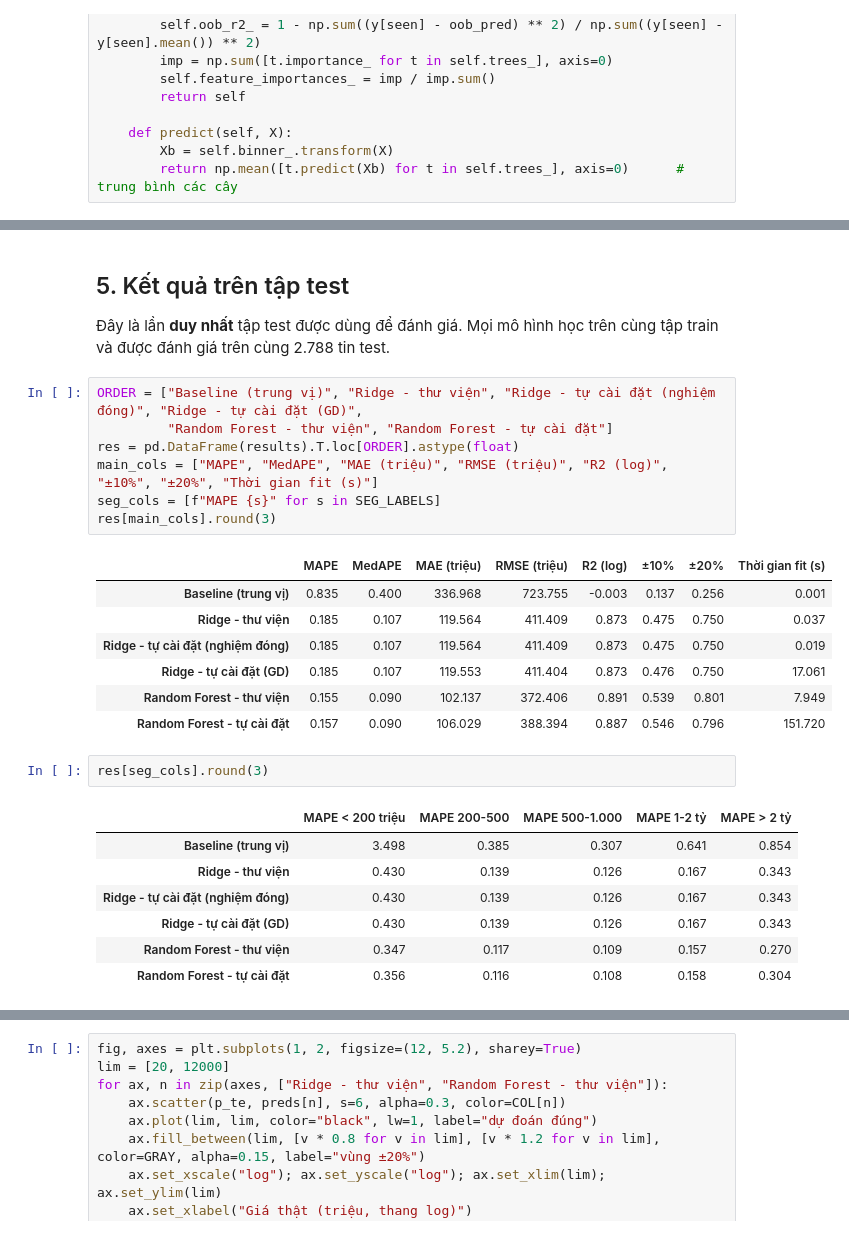
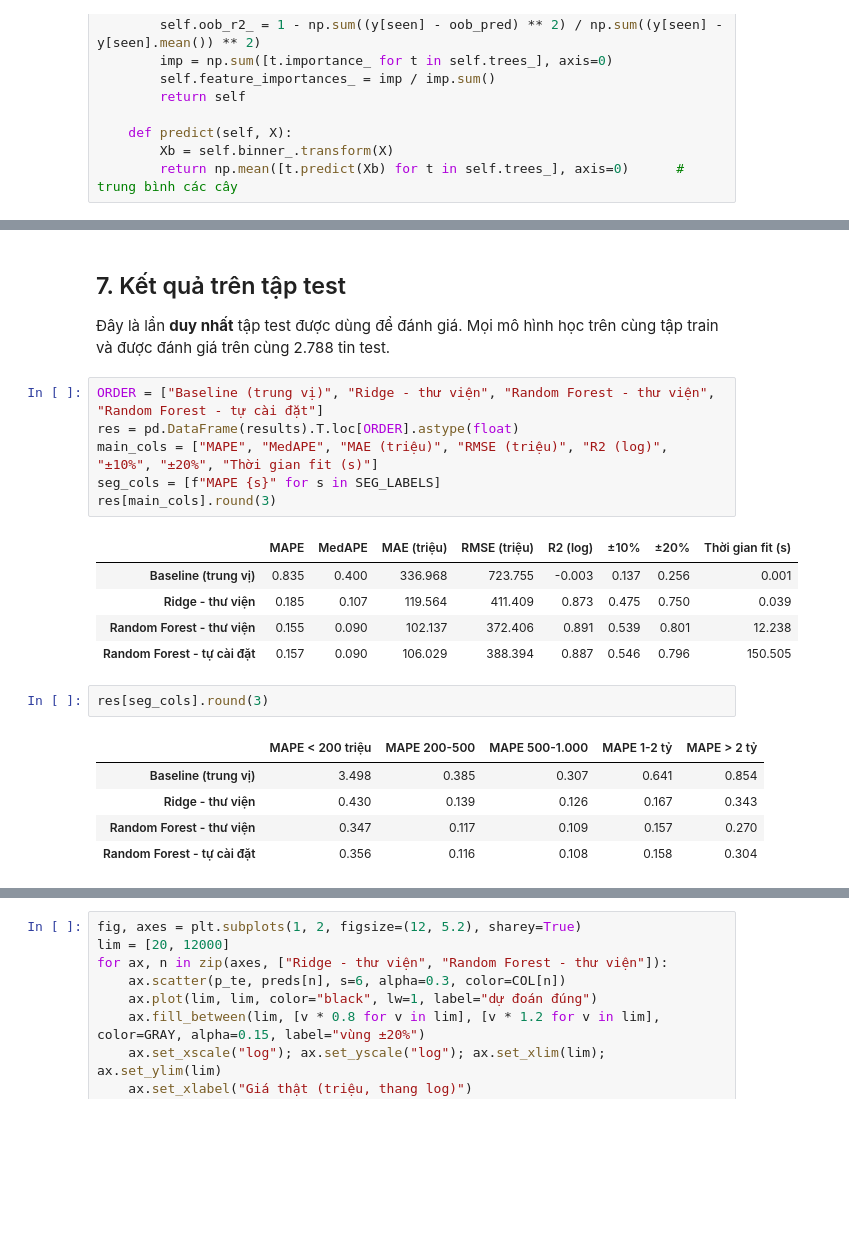
Before and after one commit to tiendc57/DataScience, a Jupyter notebook: src/model.ipynb, the cells around one changed output, grey strips where cells are left out. Drawn from its saved outputs; the diff is of its cells as text; blank space fills up the shorter version.

```diff
--- a/src/model.ipynb
+++ b/src/model.ipynb
@@ -728,30 +606,25 @@ Huấn luyện 100 cây: 152s | OOB R² (log) = 0.8916 | OOB RMSE (log) = 0.2634
 # %% [markdown]
-## 5. Kết quả trên tập test
+## 7. Kết quả trên tập test
 
 Đây là lần **duy nhất** tập test được dùng để đánh giá. Mọi mô hình học trên cùng tập train và được đánh giá trên cùng 2.788 tin test.
 # %%
-ORDER = ["Baseline (trung vị)", "Ridge - thư viện", "Ridge - tự cài đặt (nghiệm đóng)", "Ridge - tự cài đặt (GD)",
-         "Random Forest - thư viện", "Random Forest - tự cài đặt"]
+ORDER = ["Baseline (trung vị)", "Ridge - thư viện", "Random Forest - thư viện", "Random Forest - tự cài đặt"]
 res = pd.DataFrame(results).T.loc[ORDER].astype(float)
 main_cols = ["MAPE", "MedAPE", "MAE (triệu)", "RMSE (triệu)", "R2 (log)", "±10%", "±20%", "Thời gian fit (s)"]
 seg_cols = [f"MAPE {s}" for s in SEG_LABELS]
 res[main_cols].round(3)
 # %% [output]
 |  | MAPE | MedAPE | MAE (triệu) | RMSE (triệu) | R2 (log) | ±10% | ±20% | Thời gian fit (s) |
 | Baseline (trung vị) | 0.835 | 0.400 | 336.968 | 723.755 | -0.003 | 0.137 | 0.256 | 0.001 |
-| Ridge - thư viện | 0.185 | 0.107 | 119.564 | 411.409 | 0.873 | 0.475 | 0.750 | 0.037 |
-| Ridge - tự cài đặt (nghiệm đóng) | 0.185 | 0.107 | 119.564 | 411.409 | 0.873 | 0.475 | 0.750 | 0.019 |
-| Ridge - tự cài đặt (GD) | 0.185 | 0.107 | 119.553 | 411.404 | 0.873 | 0.476 | 0.750 | 17.061 |
-| Random Forest - thư viện | 0.155 | 0.090 | 102.137 | 372.406 | 0.891 | 0.539 | 0.801 | 7.949 |
-| Random Forest - tự cài đặt | 0.157 | 0.090 | 106.029 | 388.394 | 0.887 | 0.546 | 0.796 | 151.720 |
+| Ridge - thư viện | 0.185 | 0.107 | 119.564 | 411.409 | 0.873 | 0.475 | 0.750 | 0.039 |
+| Random Forest - thư viện | 0.155 | 0.090 | 102.137 | 372.406 | 0.891 | 0.539 | 0.801 | 12.238 |
+| Random Forest - tự cài đặt | 0.157 | 0.090 | 106.029 | 388.394 | 0.887 | 0.546 | 0.796 | 150.505 |
 # %%
 res[seg_cols].round(3)
 # %% [output]
 |  | MAPE < 200 triệu | MAPE 200-500 | MAPE 500-1.000 | MAPE 1-2 tỷ | MAPE > 2 tỷ |
 | Baseline (trung vị) | 3.498 | 0.385 | 0.307 | 0.641 | 0.854 |
 | Ridge - thư viện | 0.430 | 0.139 | 0.126 | 0.167 | 0.343 |
-| Ridge - tự cài đặt (nghiệm đóng) | 0.430 | 0.139 | 0.126 | 0.167 | 0.343 |
-| Ridge - tự cài đặt (GD) | 0.430 | 0.139 | 0.126 | 0.167 | 0.343 |
 | Random Forest - thư viện | 0.347 | 0.117 | 0.109 | 0.157 | 0.270 |
 | Random Forest - tự cài đặt | 0.356 | 0.116 | 0.108 | 0.158 | 0.304 |
 # %%
```
Also changed, not shown: parts of 57 cells of this notebook, 12 other files.
